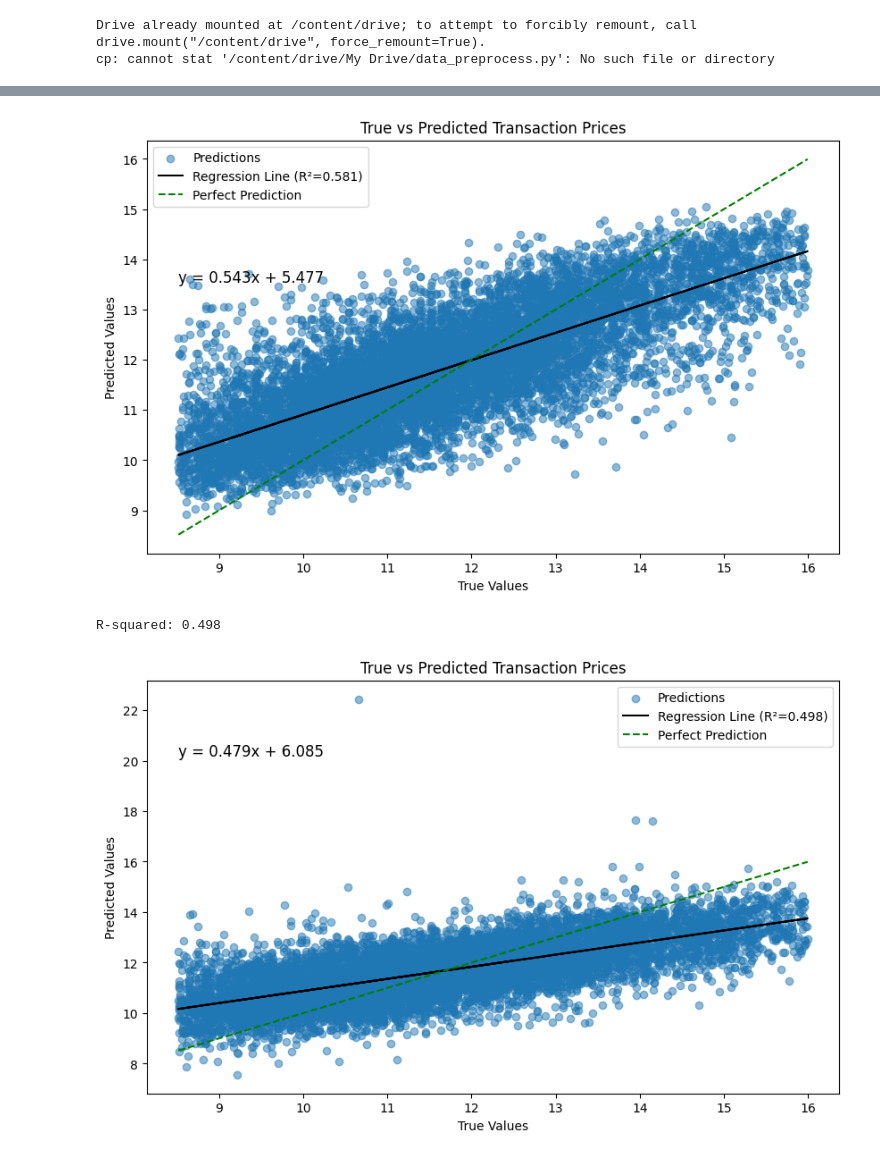
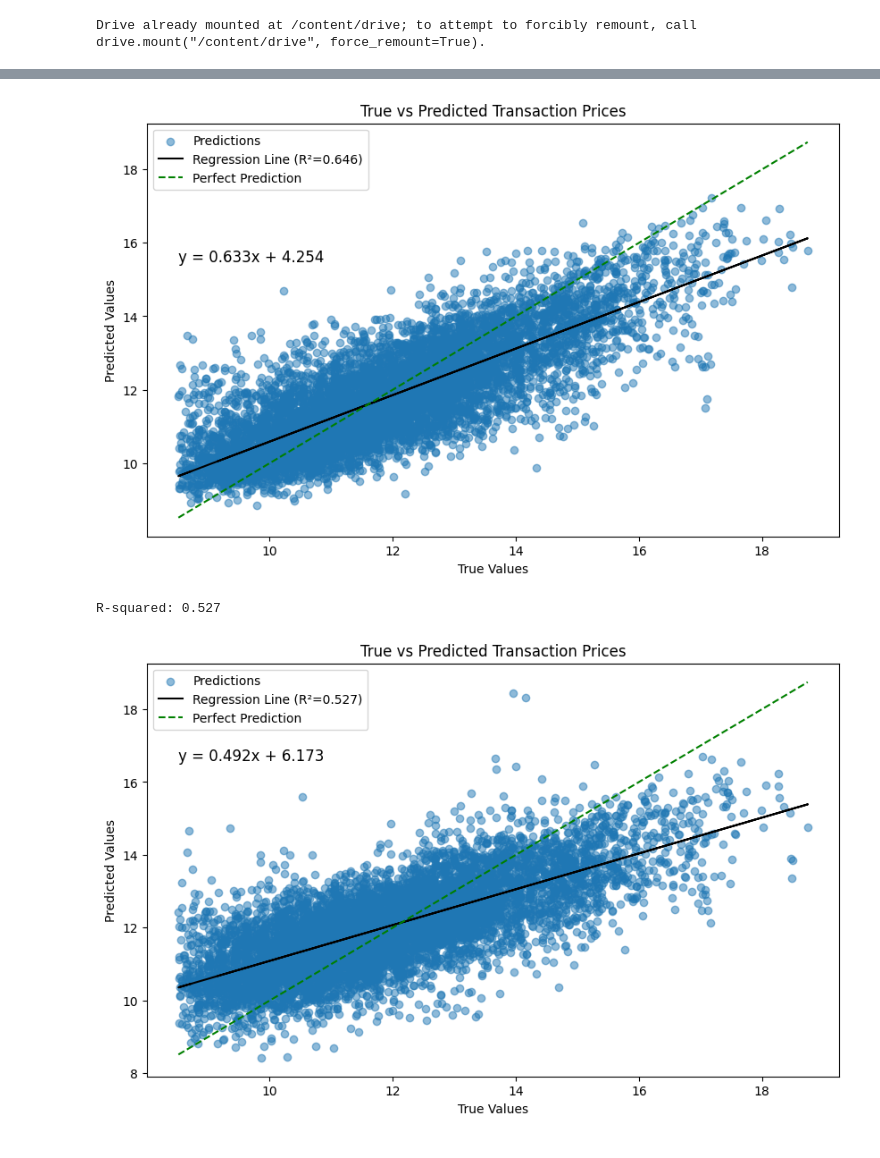
Before and after one commit to janwaelty/Master-Thesis, a Jupyter notebook: numerical_model.ipynb, the cells around one changed output, grey strips where cells are left out. Drawn from its saved outputs; the diff is of its cells as text; code cells hidden in the pictures.

Commit message:
Mit Colab erstellt

```diff
--- a/numerical_model.ipynb
+++ b/numerical_model.ipynb
@@ -4,7 +4,6 @@
 import os
 import shutil
 from google.colab import drive
-drive.mount('/content/drive')
 import pandas as pd
 import numpy as np
 import matplotlib.pyplot as plt
@@ -19,9 +18,20 @@ from sklearn.linear_model import LinearRegression
 from sklearn.metrics import mean_squared_error
 from sklearn.preprocessing import MinMaxScaler
 from torchvision import datasets, transforms
-import shutil
-import os
-from google.colab import drive
+
+
+
+drive.mount('/content/drive')
+# Define source and destination paths
+source_path = "/content/drive/My Drive/Colab Notebooks/visual_model.ipynb"
+destination_path = "/content/drive/My Drive/visual_model.ipynb"
+
+# Check if the source file exists before moving
+if os.path.exists(source_path):
+  # Move the file
+  shutil.move(source_path, destination_path)
+  print(f"Notebook moved to: {destination_path}")
+
 
 
 # Define source and destination paths
@@ -52,7 +62,6 @@ from data_preprocess import (
 )
 # %% [output]
 Drive already mounted at /content/drive; to attempt to forcibly remount, call drive.mount("/content/drive", force_remount=True).
-cp: cannot stat '/content/drive/My Drive/data_preprocess.py': No such file or directory
 # %%
 class TransactionDataset(Dataset):
 
@@ -168,5 +225,6 @@ def train(network, trainloader, testloader, epochs=100, eta=0.001):
 # %%
 if __name__ == '__main__':
+  """
   artist_data_path= "/content/drive/My Drive/artist_graph_data.xlsx"
   artwork_numeric_data = pd.read_excel(artist_data_path)
 
@@ -177,13 +235,13 @@ if __name__ == '__main__':
 
   X_train, X_test, y_train, y_test = data_split(artwork_numeric_data,
                                                    selected_vars,
-                                                   one_hot_vars, 2020)
+                                                   one_hot_vars, 2020,pca = False)
 
 
 
 
   trainloader, testloader = create_dataloaders(X_train, X_test, y_train, y_test)
-
+  """
 
   # Initialize the model with the correct number of input features
   model = Numerical_Model(in_features=X_train.shape[1])
@@ -192,13 +250,10 @@ if __name__ == '__main__':
   # Train the model
   NumericalModel, prediction_numerical_model, target = train(model, trainloader,
                                                            testloader,
-                                                           epochs = 10)
-
+                                                           epochs = 30)
 
 
   # sample checks
-
-
   print(f"Total test batches: {len(testloader)}")
   print(f"Total test samples: {len(y_test)}")
   print(f"Test data shape : {X_test.shape}")
@@ -240,3 +295,3 @@ R-squared: 0.581
-[figure, old version]
+[figure, new version]
-R-squared: 0.498
+R-squared: 0.527
-[figure, old version]
+[figure, new version]
```
Also changed, not shown: parts of 4 cells of this notebook.
